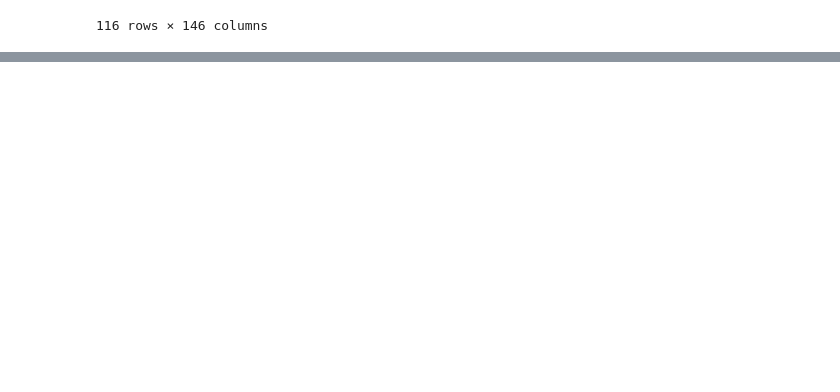
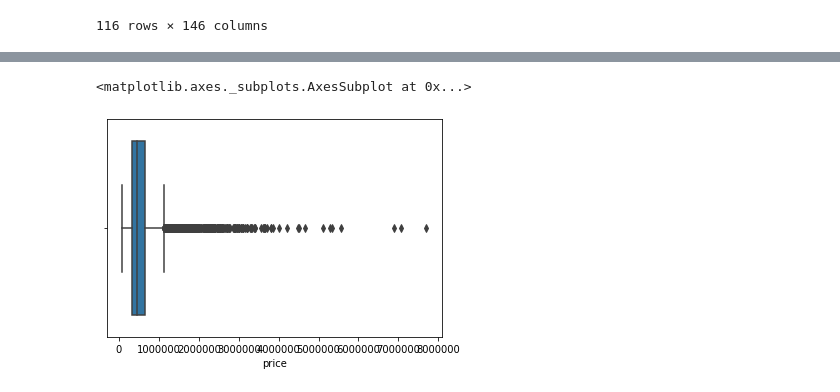
Before and after one commit to coreyryanhanson/nyc-mhtn-ds-010620-lectures, a Jupyter notebook: week-6/KC_house_data/kings_county.ipynb, the cells around one changed output, grey strips where cells are left out. Cells and saved outputs as stored; diff of their text form; code cells hidden in the pictures; blank space fills up the shorter version.

```diff
--- a/week-6/KC_house_data/kings_county.ipynb
+++ b/week-6/KC_house_data/kings_county.ipynb
@@ -149,0 +175,5 @@ median_sales_wash
+# %%
+sns.boxplot(df["price"])
+# %% [output]
+<matplotlib.axes._subplots.AxesSubplot at 0x...>
+[figure, added]
```
Also changed, not shown: parts of 11 cells of this notebook, 4 other files.
